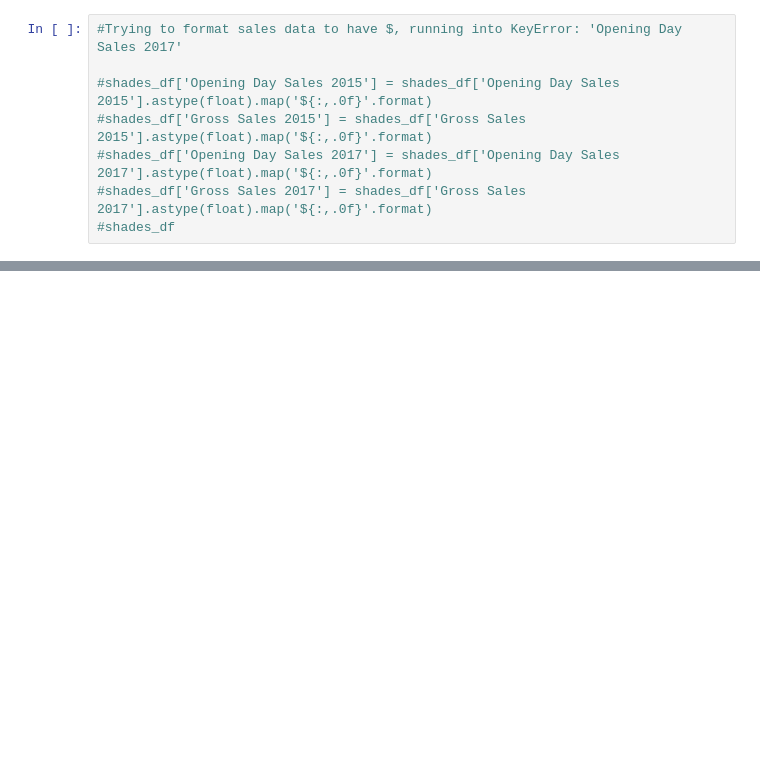
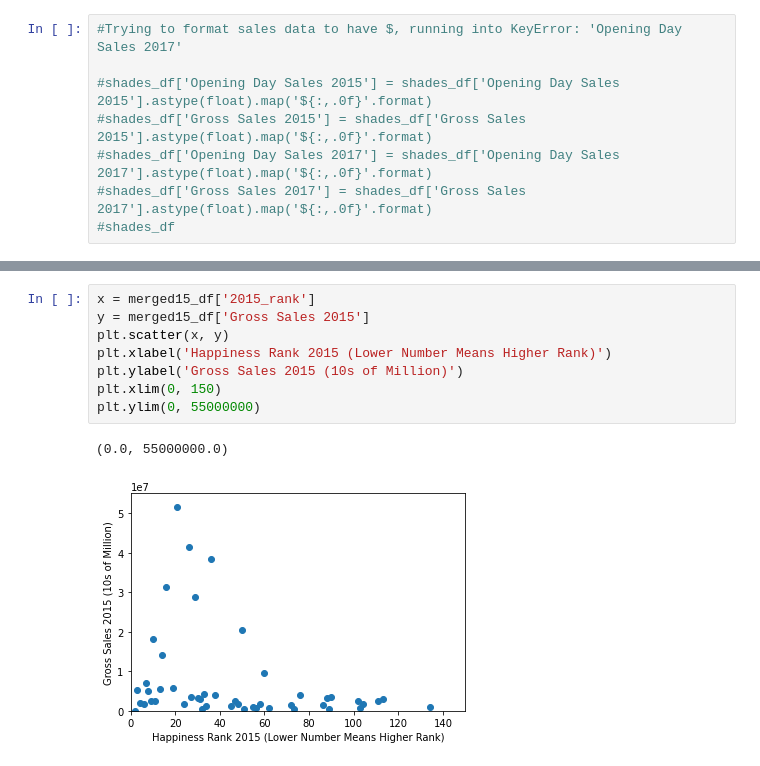
Before and after one commit to jaysueno/Group_Good_Guys, a Jupyter notebook: shades.ipynb, the cells around one changed output, grey strips where cells are left out. Drawn from its saved outputs; the diff is of its cells as text; blank space fills up the shorter version.

```diff
--- a/shades.ipynb
+++ b/shades.ipynb
@@ -77,0 +149,11 @@ shades_df
+# %%
+x = merged15_df['2015_rank']
+y = merged15_df['Gross Sales 2015']
+plt.scatter(x, y)
+plt.xlabel('Happiness Rank 2015 (Lower Number Means Higher Rank)')
+plt.ylabel('Gross Sales 2015 (10s of Million)')
+plt.xlim(0, 150)
+plt.ylim(0, 55000000)
+# %% [output]
+(0.0, 55000000.0)
+[figure, added]
```
Also changed, not shown: parts of 9 cells of this notebook.
